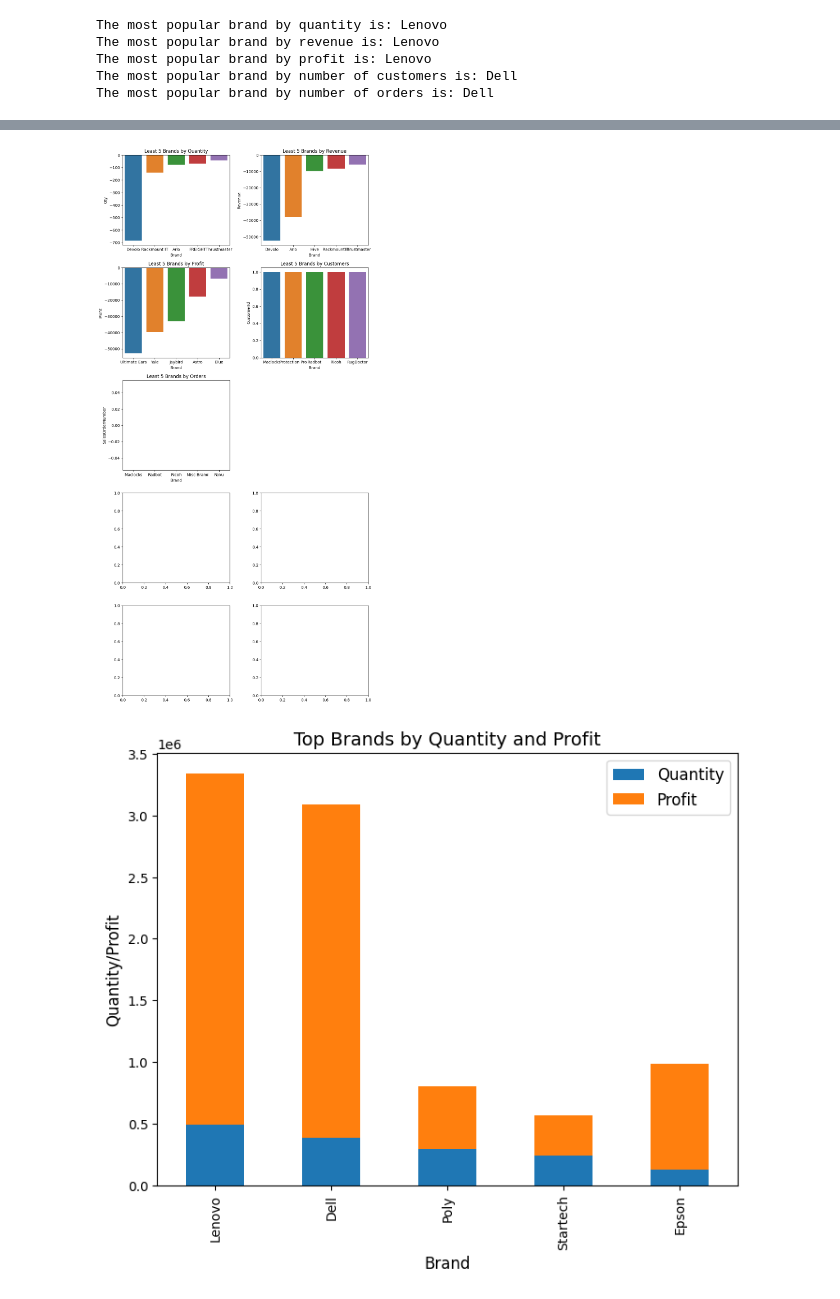
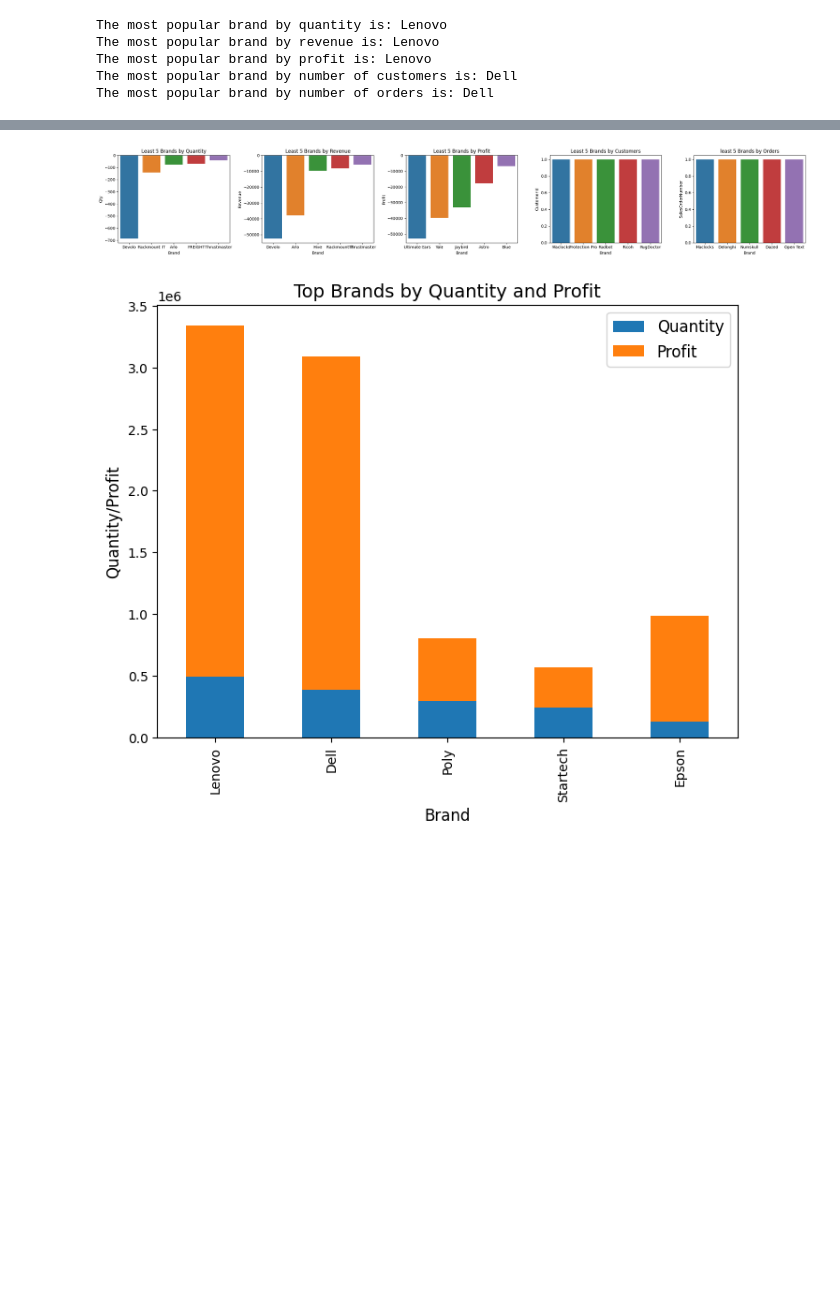
Before and after one commit to SRINIVASDEVARAJULA/Technical-task, a Jupyter notebook: Data_analysis_technical_task.ipynb, the cells around one changed output, grey strips where cells are left out. Cells and saved outputs as stored; diff of their text form; code cells hidden in the pictures; blank space fills up the shorter version.

```diff
--- a/Data_analysis_technical_task.ipynb
+++ b/Data_analysis_technical_task.ipynb
@@ -225,0 +253,3 @@ Qunatity less than 0
+# %%
+# Add a new column to extract the year
+df['year'] = pd.DatetimeIndex(df['ShipDate']).year
@@ -251,4 +381,0 @@ How long is the period in days?
-# %%
-df["ShipDate"] = pd.to_datetime(df.ShipDate, cache=True)
-
-df.ShipDate.max() - df.ShipDate.min()
@@ -265,12 +381,0 @@ Revenue minus profit represents the total amount of money that a business earns
-# %%
-# create a new column for total profit
-df['GrossMargin'] = df['Revenue'] - df['Profit']
-
-# group the data by 'ShipDate' and calculate total profit for each date
-profit_by_date = df.groupby('ShipDate')['GrossMargin'].sum().reset_index()
-
-# sort the dataframe by the total profit columnMArgin', ascending=False)
-
-# print the dates with the highest and lowest profitability
-print("Date with highest profitability: {}".format(profit_by_date.iloc[0]['ShipDate']))
-print("Date with lowest profitability: {} ".format(profit_by_date.iloc[0]['ShipDate']))
@@ -512,42 +885,39 @@ plt.show()
 # %%
 # Sort the data in ascending order based on different columns to get the least popular brands
-least_popular_brands_qty = brand_data.sort_values('Qty', ascending=True).index[0:5]
-least_popular_brands_revenue = brand_data.sort_values('Revenue', ascending=True).index[0:5]
-least_popular_brands_profit = brand_data.sort_values('Profit', ascending=True).index[0:5]
-least_popular_brands_customers = brand_data.sort_values('CustomerId', ascending=True).index[0:5]
-least_popular_brands_orders = brand_data.sort_values('SalesOrderNumber', ascending=True).index[0:5]
+least_popular_brands_qty = brand_data.sort_values('Qty', ascending=True).head(5)
+least_popular_brands_revenue = brand_data.sort_values('Revenue', ascending=True).head(5)
+least_popular_brands_profit = brand_data.sort_values('Profit', ascending=True).head(5)
+least_popular_brands_customers = brand_data.sort_values('CustomerId', ascending=True).head(5)
+least_popular_brands_orders = brand_data.sort_values('SalesOrderNumber', ascending=True).head(5)
 
 # Set up the subplots
-fig, axs = plt.subplots(5, 2, figsize=(10, 20))
+fig, axs = plt.subplots(1, 5, figsize=(25, 4))
 
 # Plot the quantity data
-sns.barplot(x=brand_data.loc[least_popular_brands_qty].index, y=brand_data.loc[least_popular_brands_qty]['Qty'], ax=axs[0,0])
-axs[0,0].set_title('Least 5 Brands by Quantity')
+sns.barplot(x=least_popular_brands_qty.index, y=least_popular_brands_qty['Qty'], ax=axs[0])
+axs[0].set_title('Least 5 Brands by Quantity')
 
 # Plot the revenue data
-sns.barplot(x=brand_data.loc[least_popular_brands_revenue].index, y=brand_data.loc[least_popular_brands_revenue]['Revenue'], ax=axs[0,1])
-axs[0,1].set_title('Least 5 Brands by Revenue')
+sns.barplot(x=least_popular_brands_revenue.index, y=least_popular_brands_revenue['Revenue'], ax=axs[1])
+axs[1].set_title('Least 5 Brands by Revenue')
 
 # Plot the profit data
-sns.barplot(x=brand_data.loc[least_popular_brands_profit].index, y=brand_data.loc[least_popular_brands_profit]['Profit'], ax=axs[1,0])
-axs[1,0].set_title('Least 5 Brands by Profit')
+sns.barplot(x=least_popular_brands_profit.index, y=least_popular_brands_profit['Profit'], ax=axs[2])
+axs[2].set_title('Least 5 Brands by Profit')
 
 # Plot the customer data
-sns.barplot(x=brand_data.loc[least_popular_brands_customers].index, y=brand_data.loc[least_popular_brands_customers]['CustomerId'], ax=axs[1,1])
-axs[1,1].set_title('Least 5 Brands by Customers')
+sns.barplot(x=least_popular_brands_customers.index, y=least_popular_brands_customers['CustomerId'], ax=axs[3])
+axs[3].set_title('Least 5 Brands by Customers')
 
 # Plot the order data
-sns.barplot(x=brand_data.loc[least_popular_brands_orders].index, y=brand_data.loc[least_popular_brands_orders]['SalesOrderNumber'], ax=axs[2,0])
-axs[2,0].set_title('Least 5 Brands by Orders')
-
-# Hide the last subplot
-axs[2,1].axis('off')
+sns.barplot(x=least_popular_brands_orders.index, y=least_popular_brands_orders['SalesOrderNumber'], ax=axs[4])
+axs[4].set_title('least 5 Brands by Orders')
 
 # Display the subplots
 plt.tight_layout()
 plt.show()
 # %% [output]
-[figure, old version]
+[figure, new version]
 # %%
 #Group the data by brand and calculate the sum of quantity and profit for each brand
 brand_qty_profit = df.groupby('Brand')['Qty', 'Profit'].sum()
```
Also changed, not shown: parts of 119 cells of this notebook.
